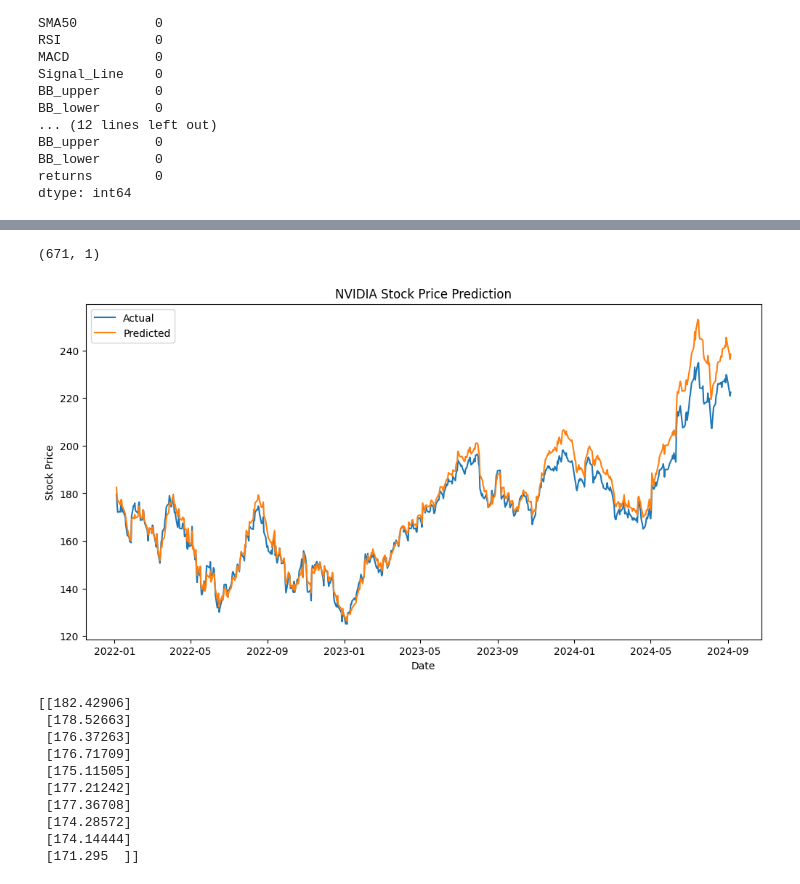
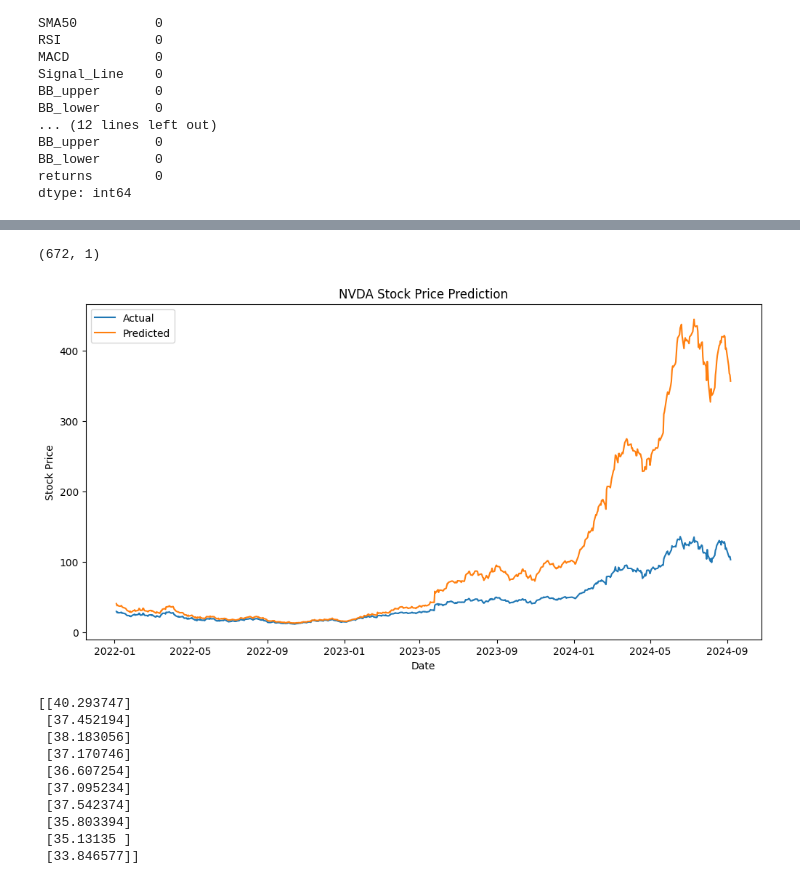
Before and after one commit to arnavjain06/stockprediction, a Jupyter notebook: model.ipynb, the cells around one changed output, grey strips where cells are left out. Drawn from its saved outputs; the diff is of its cells as text; code cells hidden in the pictures.

```diff
--- a/model.ipynb
+++ b/model.ipynb
@@ -9,7 +9,7 @@ from datetime import date
 START = "2015-01-01"
 TODAY = date.today().strftime("%Y-%m-%d")
 
-df = yf.download ('AAPL', START, TODAY)
+df = yf.download ('NVDA', START, TODAY)
 # %% [output]
 [*********************100%***********************]  1 of 1 completed
 # %%
@@ -176,31 +176,31 @@ predictions = model.predict(X_test)
 # %%
 predictions.shape
 # %% [output]
-(671, 1)
+(672, 1)
 # %%
 # Plotting results
 import matplotlib.pyplot as plt
 
 plt.figure(figsize=(12, 6))
 plt.plot(y_test.index, y_test.values, label='Actual')
 plt.plot(y_test.index, predictions, label='Predicted')
-plt.title('APPL Stock Price Prediction')
+plt.title('NVDA Stock Price Prediction')
 plt.xlabel('Date')
 plt.ylabel('Stock Price')
 plt.legend()
 plt.show()
 # %% [output]
-[figure, old version]
+[figure, new version]
 # %%
 print(predictions[:10])  # Check the first 10 predictions
 # %% [output]
-[[182.42906]
- [178.52663]
- [176.37263]
- [176.71709]
- [175.11505]
- [177.21242]
- [177.36708]
- [174.28572]
- [174.14444]
- [171.295  ]]
+[[40.293747]
+ [37.452194]
+ [38.183056]
+ [37.170746]
+ [36.607254]
+ [37.095234]
+ [37.542374]
+ [35.803394]
+ [35.13135 ]
+ [33.846577]]
```
Also changed, not shown: parts of 5 cells of this notebook, 2 other files.
